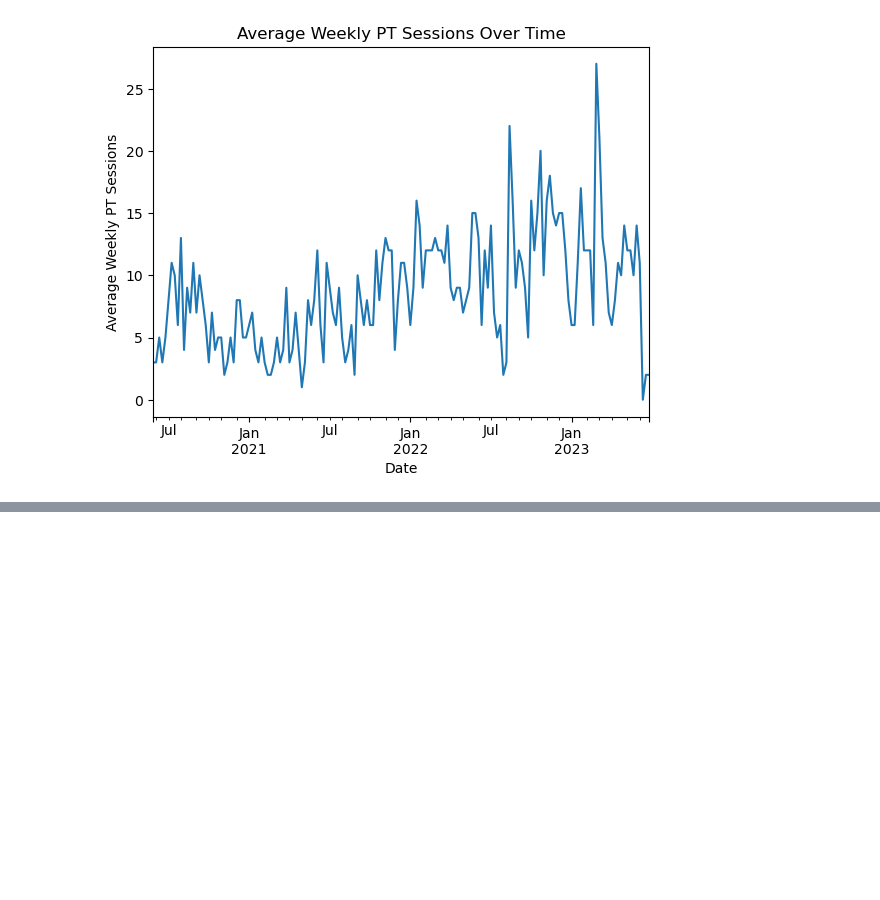
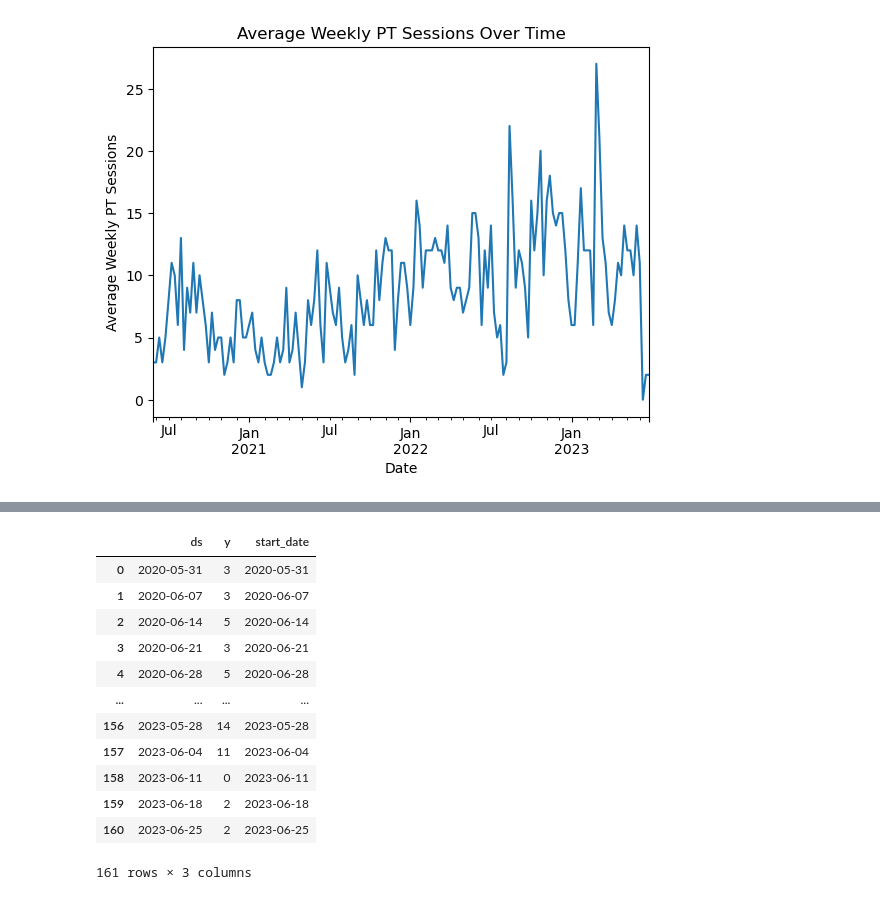
Before and after one commit to jaredap1995/JP-HPC-Data-Analysis, a Jupyter notebook: business_analysis_notebooks/income_scheduling_analysis.ipynb, the cells around one changed output, grey strips where cells are left out. Cells and saved outputs as stored; diff of their text form; code cells hidden in the pictures; blank space fills up the shorter version.

```diff
--- a/business_analysis_notebooks/income_scheduling_analysis.ipynb
+++ b/business_analysis_notebooks/income_scheduling_analysis.ipynb
@@ -331,0 +379,18 @@ plt.show()
+# %%
+df=df.drop(columns='start_date')
+df['start_date']=df['ds']
+df
+# %% [output]
+|  | ds | y | start_date |
+| 0 | 2020-05-31 | 3 | 2020-05-31 |
+| 1 | 2020-06-07 | 3 | 2020-06-07 |
+| 2 | 2020-06-14 | 5 | 2020-06-14 |
+| 3 | 2020-06-21 | 3 | 2020-06-21 |
+| 4 | 2020-06-28 | 5 | 2020-06-28 |
+| ... | ... | ... | ... |
+| 156 | 2023-05-28 | 14 | 2023-05-28 |
+| 157 | 2023-06-04 | 11 | 2023-06-04 |
+| 158 | 2023-06-11 | 0 | 2023-06-11 |
+| 159 | 2023-06-18 | 2 | 2023-06-18 |
+| 160 | 2023-06-25 | 2 | 2023-06-25 |
+161 rows × 3 columns
```
Also changed, not shown: parts of 16 cells of this notebook, 1 other file.
